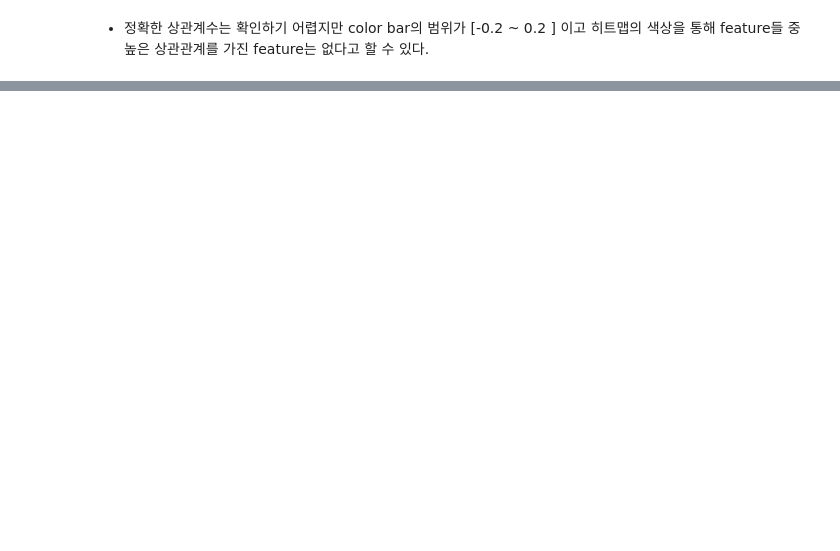
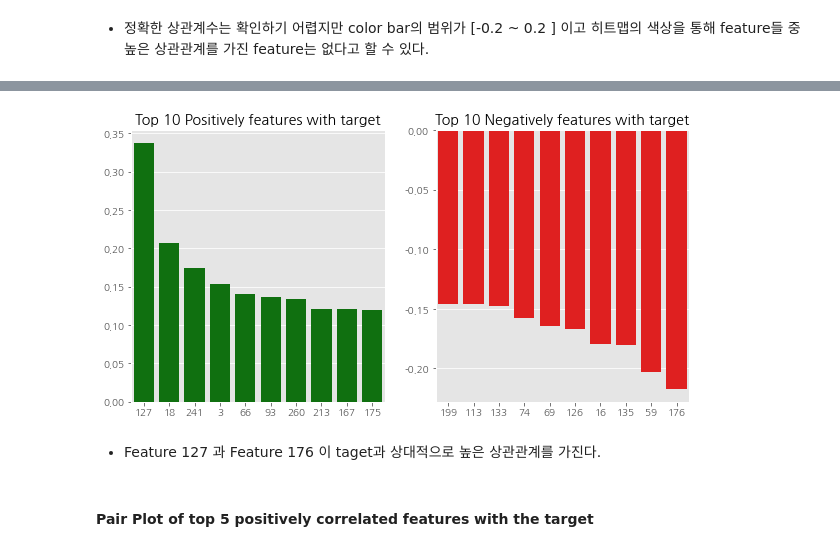
Before and after one commit to alsrud2298/Kaggle, a Jupyter notebook: dont-overfit-ii/Don't Overfit - EDA.ipynb, the cells around one changed output, grey strips where cells are left out. Saved outputs shown, nothing was run; the diff lists cells and outputs as text; code cells hidden in the pictures; blank space fills up the shorter version.

```diff
--- a/dont-overfit-ii/Don't Overfit - EDA.ipynb
+++ b/dont-overfit-ii/Don't Overfit - EDA.ipynb
@@ -140,0 +149,4 @@ ax = sns.heatmap(corrMatt, mask=mask, vmax=.8, square=True)
+# %%
+corr_train = train.corr().loc['target'][2:].sort_values(ascending=False)
+top_10_pos = corr_train[:10]
+top_10_neg = corr_train[-10:]
@@ -140,0 +167,16 @@ ax = sns.heatmap(corrMatt, mask=mask, vmax=.8, square=True)
+# %%
+plt.figure(figsize=(10,5))
+plt.subplot(1,2,1)
+sns.barplot(top_10_pos.index,top_10_pos.values, color='green')
+plt.title('Top 10 Positively features with target')
+plt.subplot(1,2,2)
+sns.barplot(top_10_neg.index,top_10_neg.values, color='red')
+plt.title('Top 10 Negatively features with target')
+
+plt.show()
+# %% [output]
+[figure, added]
+# %% [markdown]
+- Feature 127 과 Feature 176 이 taget과 상대적으로 높은 상관관계를 가진다.
+# %% [markdown]
+#### Pair Plot of top 5 positively correlated features with the target
```
Also changed, not shown: parts of 22 cells of this notebook.
